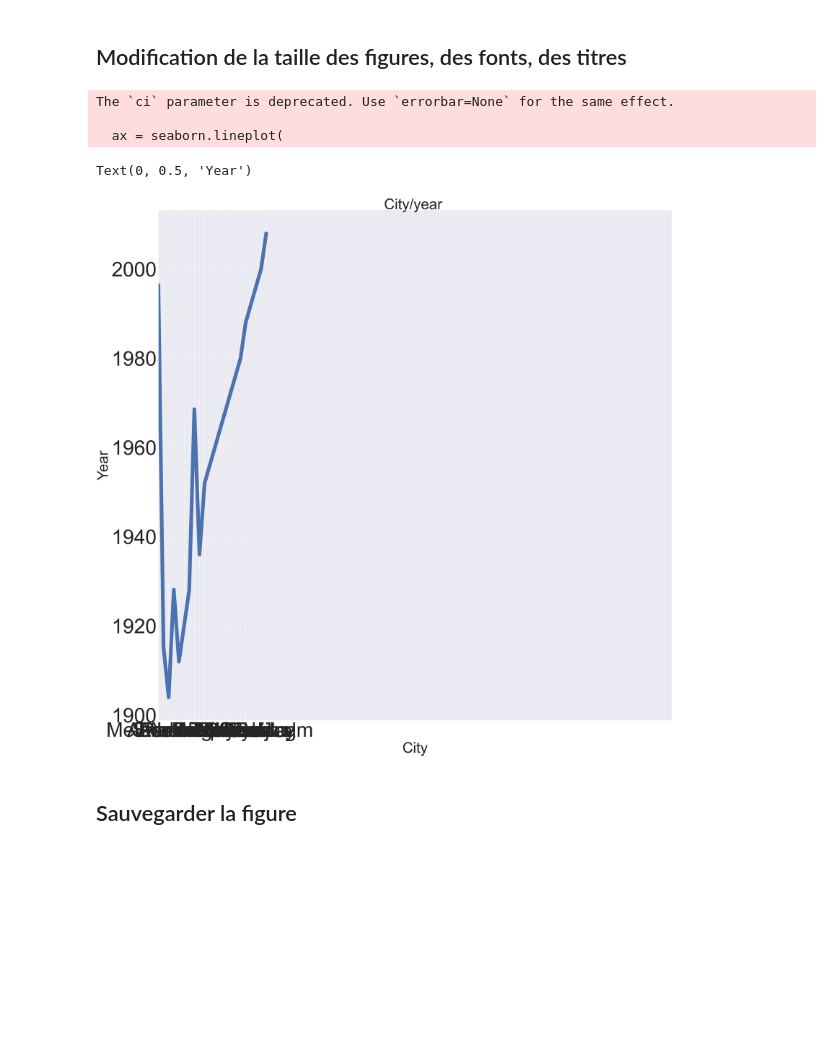
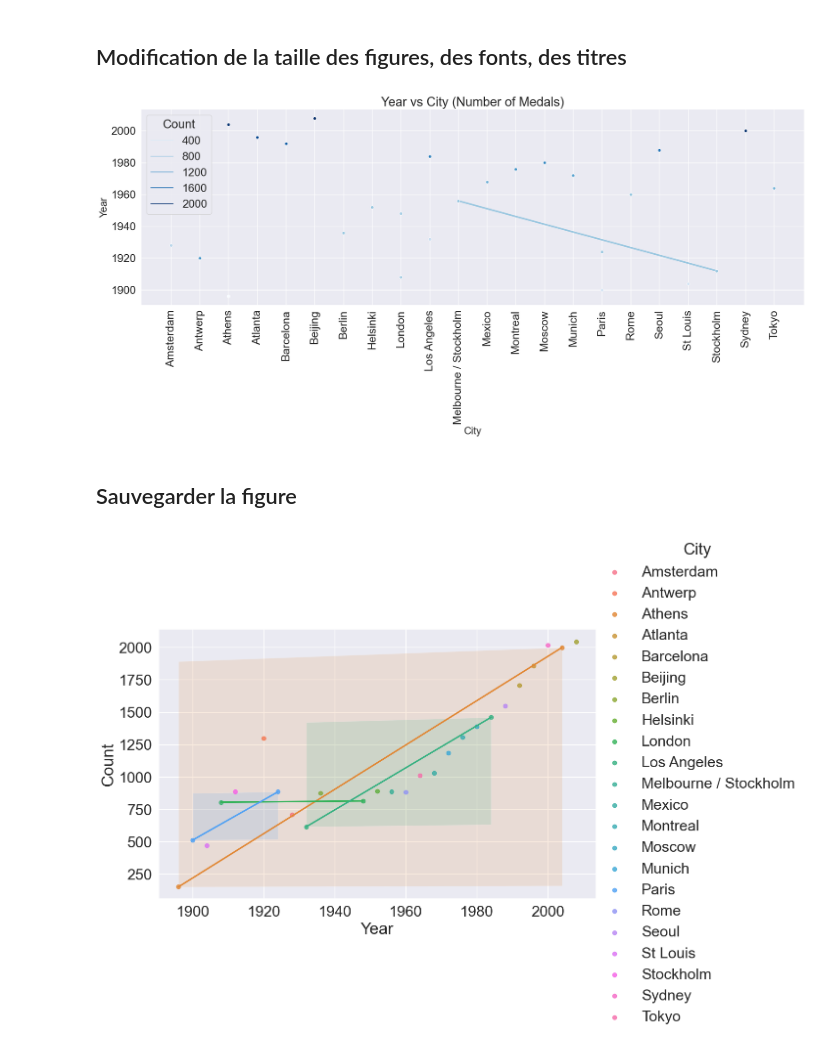
Before and after one commit to sana582/Data-analyses, a Jupyter notebook: TP4-seaborn-riahi-sana.ipynb, the cells around one changed output. Drawn from its saved outputs; the diff is of its cells as text; code cells hidden in the pictures; blank space fills up the shorter version.

```diff
--- a/TP4-seaborn-riahi-sana.ipynb
+++ b/TP4-seaborn-riahi-sana.ipynb
@@ -132,13 +136,3 @@ Index(['City', 'Year', 'Sport', 'Discipline', 'Athlete', 'NOC', 'Gender',
 # %%
-seaborn.set()
-g = seaborn.relplot(
-    x="Event",
-    y="City",
-    hue="City",
-    size="Medal",
-    sizes=(40, 400),
-    alpha=.5,
-    palette="Spectral",
-    height=6,
-    data=data)
-g.set_axis_labels("Event", "City");
+medal_size = {"Gold": 3, "Silver": 2, "Bronze": 1}
+data['Medal_size'] = data['Medal'].map(medal_size)
@@ -163,32 +190,47 @@ seaborn.scatterplot(x= p.index,y = p['City'], ax= ax4)
 # %% [markdown]
 ## Modification de la taille des figures, des fonts, des titres
 # %%
-fig = matplotlib.pyplot.figure(figsize=(50,50))
-seaborn.set(font_scale=10)
-ax = seaborn.lineplot(
-    x="City",
-    y="Year",
-    ci = None,#sans barres d'erreur,
-    color='b',
-    markers=True,
-    linewidth = 20,
-    data=data)
-ax.set(xlim=(0,100))
-ax.set_title("City/year ",fontsize = 80)
-ax.set_xlabel("City", fontsize = 80)
-ax.set_ylabel("Year", fontsize = 80)
+import matplotlib.pyplot as plt
+import seaborn as sns
+
+plt.figure(figsize=(20, 10))
+sns.set(font_scale=2)
+
+city_year = data.groupby(['City', 'Year']).size().reset_index(name='Count')
+
+ax = sns.lineplot(
+    x='City',
+    y='Year',
+    data=city_year,
+    hue='Count',
+    marker='o',
+    linewidth=3,
+    palette='Blues'
+)
+
+ax.set_xticklabels(ax.get_xticklabels(), rotation=90)
+
+ax.set_title("Year vs City (Number of Medals)", fontsize=25)
+ax.set_xlabel("City", fontsize=20)
+ax.set_ylabel("Year", fontsize=20)
+
+plt.tight_layout()
+plt.show()
 # %% [output]
-The `ci` parameter is deprecated. Use `errorbar=None` for the same effect.
-
-  ax = seaborn.lineplot(
-Text(0, 0.5, 'Year')
-[figure, old version]
+[figure, new version]
 # %% [markdown]
 ## Sauvegarder la figure
 # %%
-g = seaborn.lmplot(
-    x="horsepower",
-    y="mpg",
-    hue="origin",height=7, aspect=1.6,
-    data=mpg);
-matplotlib.pyplot.savefig('image.png',dpi= 'figure');
+mpg = sns.load_dataset("mpg")
+g = sns.lmplot(
+    x='Year',
+    y='Count',
+    hue='City',
+    height=7,
+    aspect=1.6,
+    data=city_year
+)
+
+g.savefig('medals_per_city_year.png', dpi=300)
+# %% [output]
+[figure, added]
```
Also changed, not shown: parts of 15 cells of this notebook, 4 other files.
